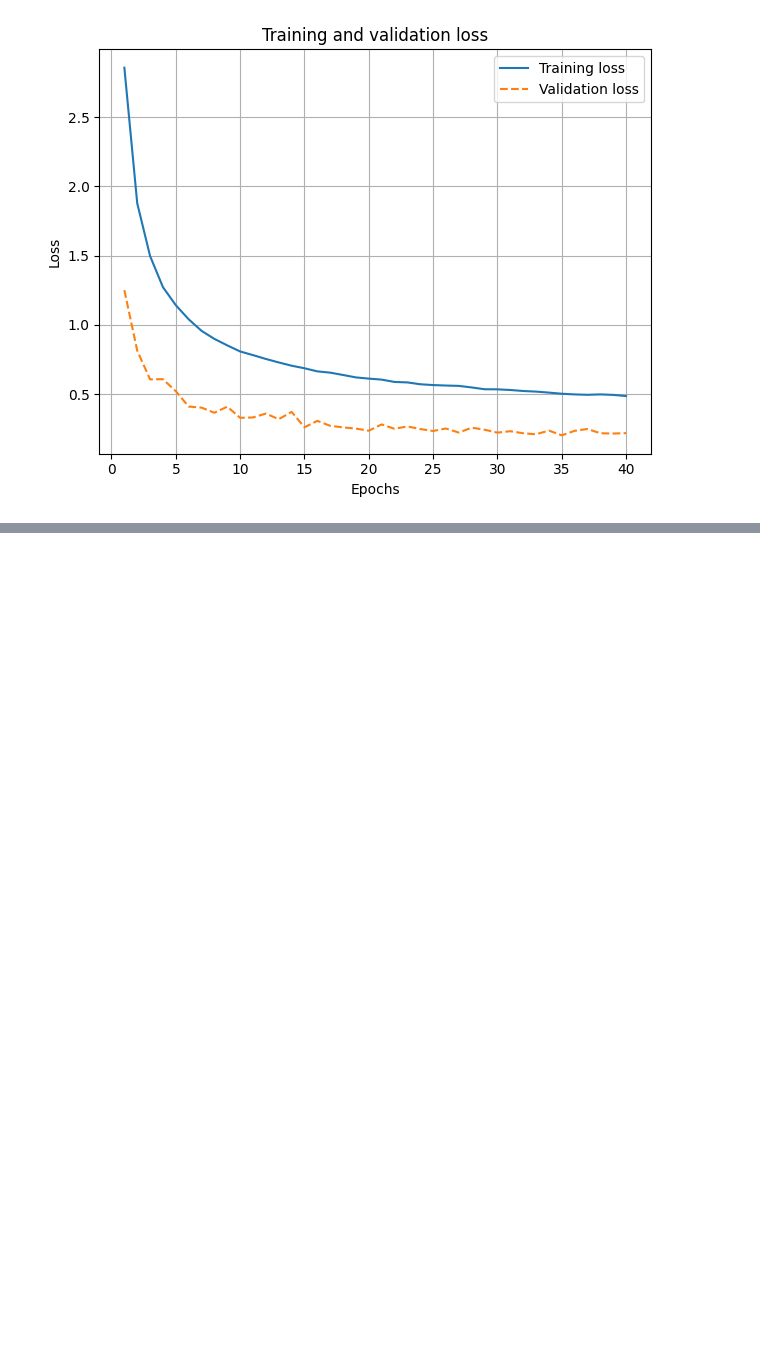
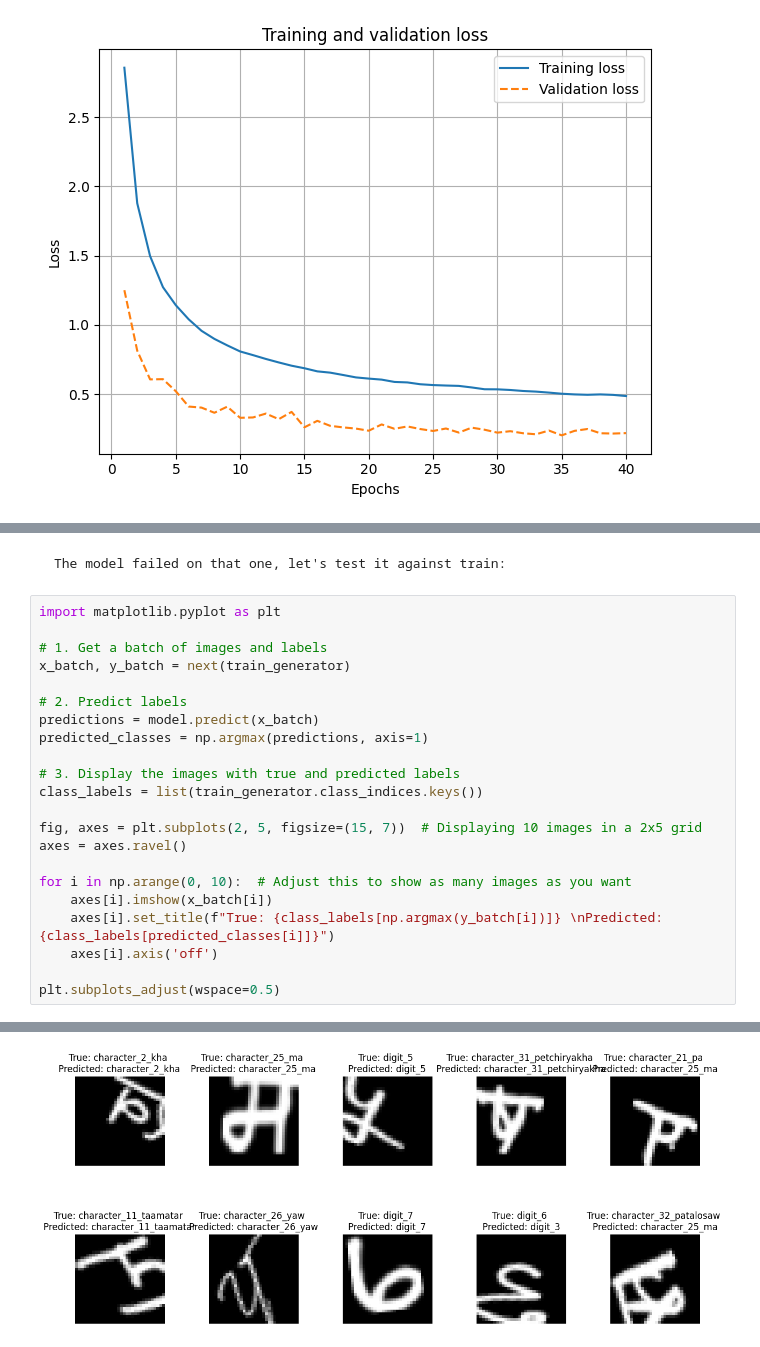
Before and after one commit to Khurdhula-Harshavardhan/Hindi-OCR, a Jupyter notebook: CNN_kernel.ipynb, the cells around one changed output, grey strips where cells are left out. Saved outputs shown, nothing was run; the diff lists cells and outputs as text; blank space fills up the shorter version.

```diff
--- a/CNN_kernel.ipynb
+++ b/CNN_kernel.ipynb
@@ -137,0 +173,25 @@ plt.show()
+# %% [markdown]
+    The model failed on that one, let's test it against train:
+# %%
+import matplotlib.pyplot as plt
+
+# 1. Get a batch of images and labels
+x_batch, y_batch = next(train_generator)
+
+# 2. Predict labels
+predictions = model.predict(x_batch)
+predicted_classes = np.argmax(predictions, axis=1)
+
+# 3. Display the images with true and predicted labels
+class_labels = list(train_generator.class_indices.keys())
+
+fig, axes = plt.subplots(2, 5, figsize=(15, 7))  # Displaying 10 images in a 2x5 grid
+axes = axes.ravel()
+
+for i in np.arange(0, 10):  # Adjust this to show as many images as you want
+    axes[i].imshow(x_batch[i])
+    axes[i].set_title(f"True: {class_labels[np.argmax(y_batch[i])]} \nPredicted: {class_labels[predicted_classes[i]]}")
+    axes[i].axis('off')
+
+plt.subplots_adjust(wspace=0.5)
+# %% [output]
@@ -137,0 +199 @@ plt.show()
+[figure, added]
```
Also changed, not shown: parts of 10 cells of this notebook, 4 other files.
